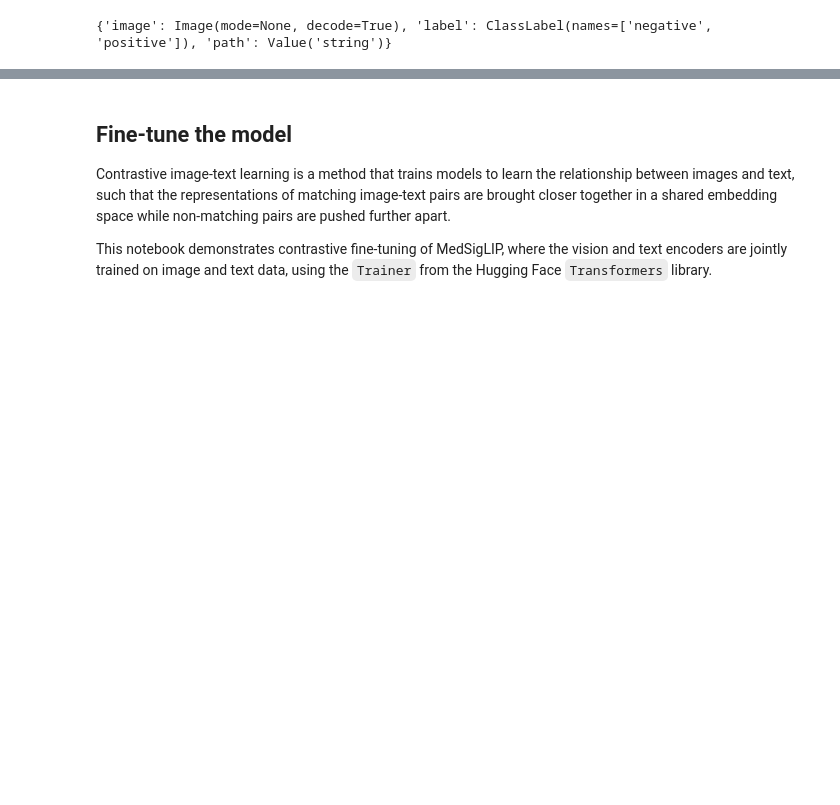
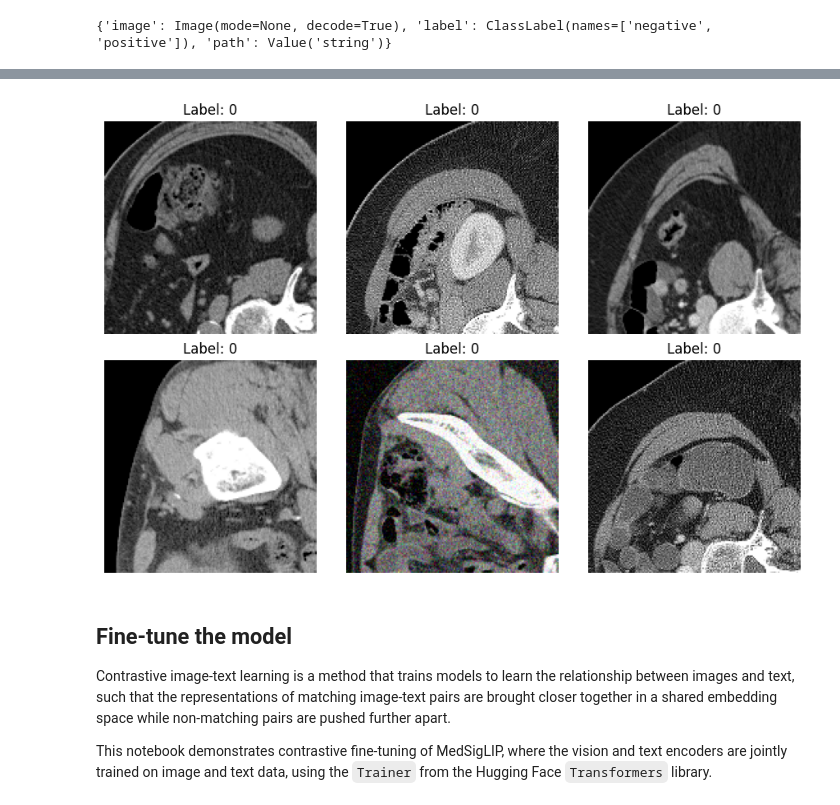
Before and after one commit to shahzadir/MedGemma, a Jupyter notebook: notebooks/Finetune_MedSigLip_classificationhead_excel_runpod_final_2.ipynb, the cells around one changed output, grey strips where cells are left out. Cells and saved outputs as stored; diff of their text form; code cells hidden in the pictures; blank space fills up the shorter version.

```diff
--- a/notebooks/Finetune_MedSigLip_classificationhead_excel_runpod_final_2.ipynb
+++ b/notebooks/Finetune_MedSigLip_classificationhead_excel_runpod_final_2.ipynb
@@ -197,3 +288,30 @@ data["train"][287]["label"]
+# %%
+# Take first 6 examples from the training set
+small_batch = data["train"].select(range(6))
+augmented_batch = small_batch.map(augment_train_batch_random_subset, batched=True)
+
+images = [ex["image"] for ex in augmented_batch]
+labels = [ex["label"] for ex in augmented_batch]
+
+# Number of columns (ceil of total / 2 rows)
+n_rows = 2
+n_cols = (len(images) + 1) // n_rows
+
+fig, axes = plt.subplots(n_rows, n_cols, figsize=(3 * n_cols, 3 * n_rows))
+
+# Flatten axes for easy indexing
+axes = axes.flatten()
+
+for i, ax in enumerate(axes):
+    if i < len(images):
+        ax.imshow(images[i])
+        ax.set_title(f"Label: {labels[i]}")
+    ax.axis('off')
+
+plt.tight_layout()
+plt.show()
+# %% [output]
+[figure, added]
 # %% [markdown]
 ## Fine-tune the model
 
```
Also changed, not shown: parts of 17 cells of this notebook.
